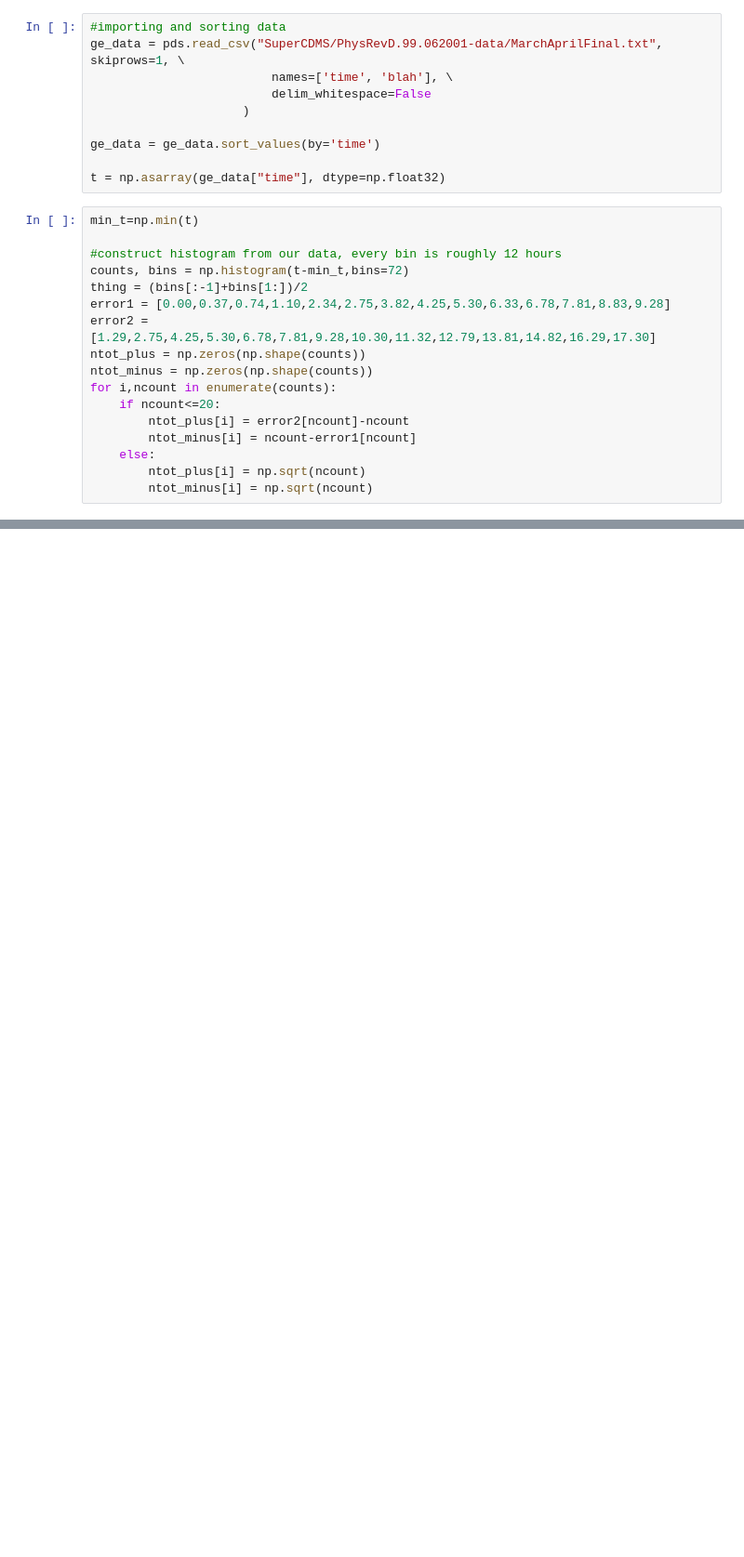
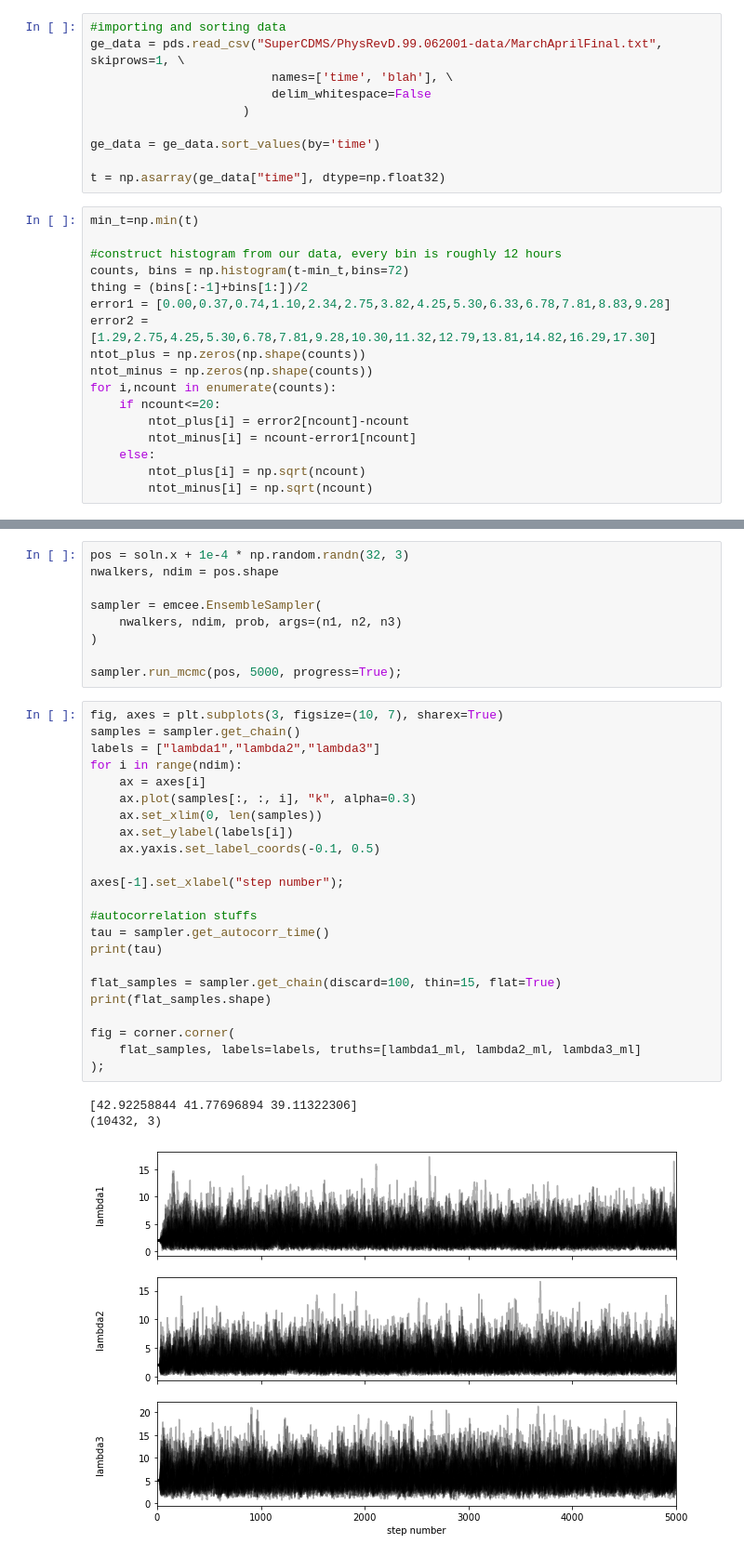
Before and after one commit to villano-lab/thermal-flux_paper2023, a Jupyter notebook: testmultidimensionaldistribution.ipynb, the cells around one changed output, grey strips where cells are left out. Shown: that part at 93% size. Saved outputs shown, nothing was run; the diff lists cells and outputs as text; blank space fills up the shorter version.

```diff
--- a/testmultidimensionaldistribution.ipynb
+++ b/testmultidimensionaldistribution.ipynb
@@ -120,0 +147,36 @@ lambda1_ml = soln.x
+# %%
+pos = soln.x + 1e-4 * np.random.randn(32, 3)
+nwalkers, ndim = pos.shape
+
+sampler = emcee.EnsembleSampler(
+    nwalkers, ndim, prob, args=(n1, n2, n3)
+)
+
+sampler.run_mcmc(pos, 5000, progress=True);
+# %%
+fig, axes = plt.subplots(3, figsize=(10, 7), sharex=True)
+samples = sampler.get_chain()
+labels = ["lambda1","lambda2","lambda3"]
+for i in range(ndim):
+    ax = axes[i]
+    ax.plot(samples[:, :, i], "k", alpha=0.3)
+    ax.set_xlim(0, len(samples))
+    ax.set_ylabel(labels[i])
+    ax.yaxis.set_label_coords(-0.1, 0.5)
+
+axes[-1].set_xlabel("step number");
+
+#autocorrelation stuffs
+tau = sampler.get_autocorr_time()
+print(tau)
+
+flat_samples = sampler.get_chain(discard=100, thin=15, flat=True)
+print(flat_samples.shape)
+
+fig = corner.corner(
+    flat_samples, labels=labels, truths=[lambda1_ml, lambda2_ml, lambda3_ml]
+);
+# %% [output]
+[42.92258844 41.77696894 39.11322306]
+(10432, 3)
+[figure, added]
```
Also changed, not shown: parts of 4 cells of this notebook.
